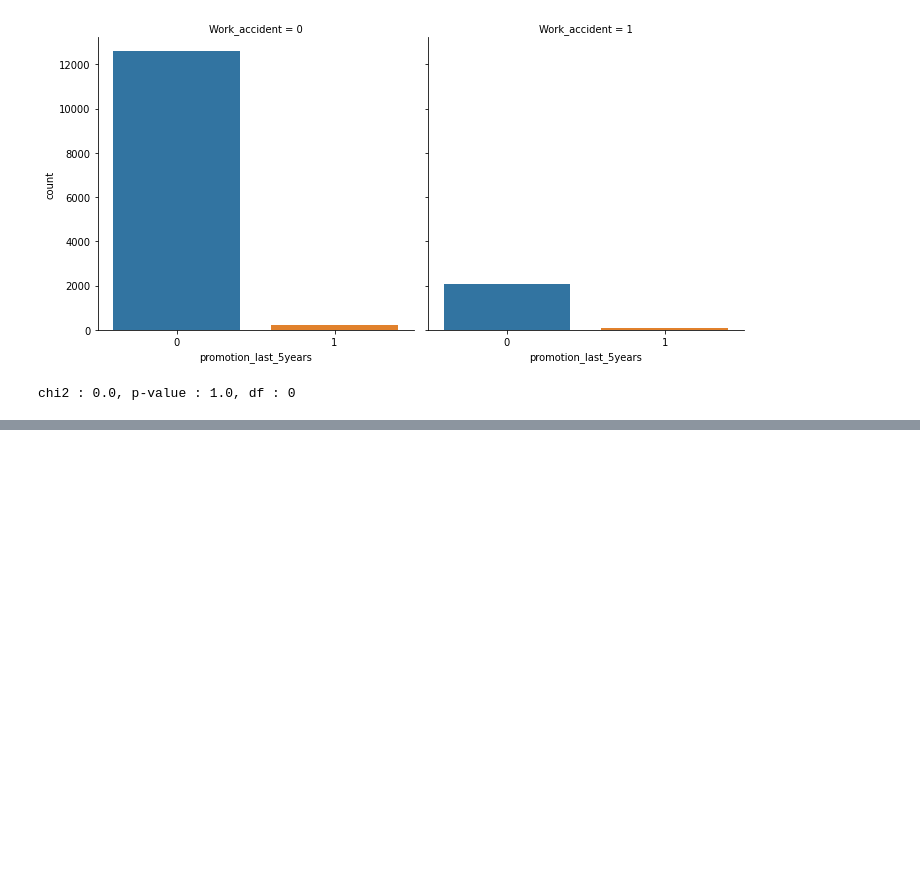
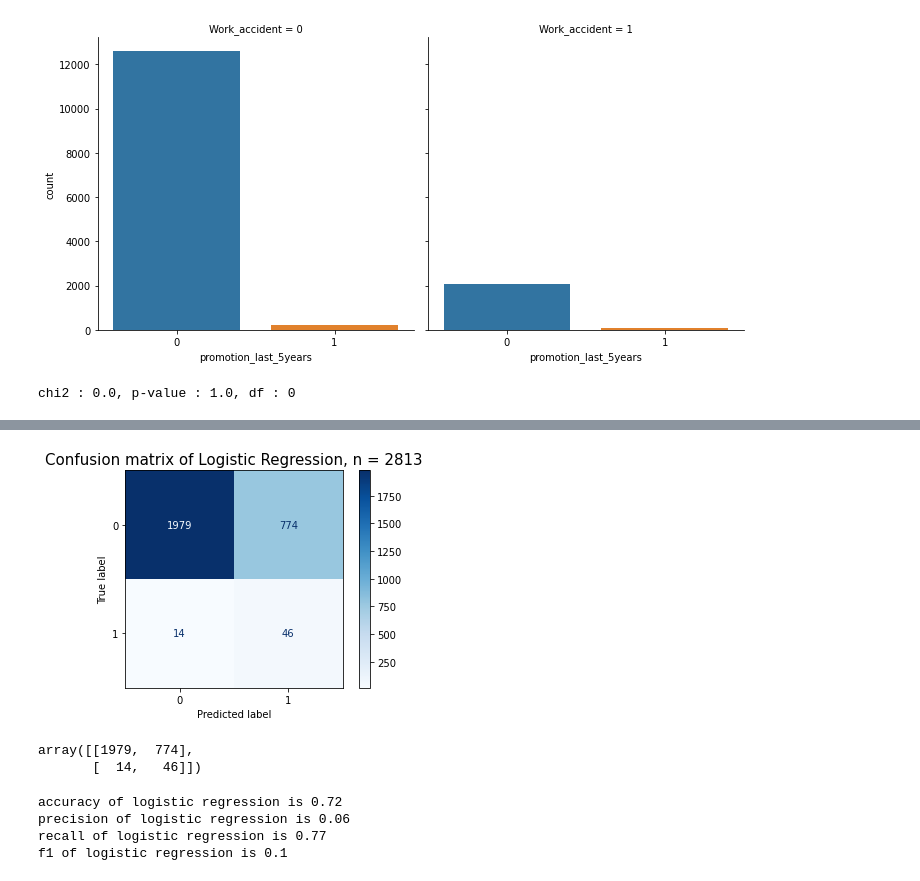
Before and after one commit to haylee94/Section-2_Project-, a Jupyter notebook: section2_project.ipynb, the cells around one changed output, grey strips where cells are left out. Drawn from its saved outputs; the diff is of its cells as text; code cells hidden in the pictures; blank space fills up the shorter version.

```diff
--- a/section2_project.ipynb
+++ b/section2_project.ipynb
@@ -121,9 +121,6 @@ array(['sales', 'accounting', 'hr', 'technical', 'support', 'management',
 df['salary'].unique() # 퇴직관여?
 # %% [output]
 array(['low', 'medium', 'high'], dtype=object)
-# %%
-df['Work_accident'] = df['Work_accident'].astype(str)
-df['promotion_last_5years'] = df['promotion_last_5years'].astype(str)
 # %%
 df.shape
 # %% [output]
@@ -560,0 +600,10 @@ chi2 : 0.0, p-value : 1.0, df : 0
+# %%
+# scaling -> 로지스틱 회귀모델은 디폴트로 l2 penalty가 적용되는 정규화 모델입니다. 따라서 모델을 만들기 전 표준화 작업이 필요
+# 문자형 변수를 수치형 변수로 변환 -> One-Hot Encoding
+from sklearn.preprocessing import StandardScaler
+numeric_feats = X_train.dtypes[X_train.dtypes != "object"].index
+
+scaler = StandardScaler()
+X_train[numeric_feats] = scaler.fit_transform(X_train[numeric_feats])
+X_val[numeric_feats] = scaler.transform(X_val[numeric_feats])
+X_test[numeric_feats] = scaler.transform(X_test[numeric_feats])
@@ -560,0 +630,18 @@ chi2 : 0.0, p-value : 1.0, df : 0
+# %%
+# One-Hot encoding
+from category_encoders import OneHotEncoder
+
+ohe = OneHotEncoder()
+
+X_train_ohe = ohe.fit_transform(X_train)
+X_val_ohe = ohe.transform(X_val)
+X_test_ohe = ohe.transform(X_test)
+# %%
+from sklearn.datasets import make_classification
+from sklearn.linear_model import LinearRegression, LogisticRegression
+
+logistic = LogisticRegression(class_weight='balanced')
+logistic.fit(X_train_ohe, y_train)
+y_val_pred = logistic.predict(X_val_ohe)
+print('logistic train accuracy', logistic.score(X_train_ohe, y_train).round(2))
+print("logistic validation accuracy: ", accuracy_score(y_val, y_val_pred).round(2))
@@ -560,0 +699,12 @@ chi2 : 0.0, p-value : 1.0, df : 0
+# %%
+from sklearn.metrics import plot_confusion_matrix
+import matplotlib.pyplot as plt
+
+fig, ax = plt.subplots()
+pcm = plot_confusion_matrix(logistic, X_val_ohe, y_val,
+                            cmap=plt.cm.Blues,
+                            ax=ax)
+plt.title(f'Confusion matrix of Logistic Regression, n = {len(y_val)}', fontsize=15)
+plt.show()
+# %% [output]
+[figure, added]
@@ -560,0 +713,27 @@ chi2 : 0.0, p-value : 1.0, df : 0
+# %%
+cm = pcm.confusion_matrix
+cm
+# %% [output]
+array([[1979,  774],
+       [  14,   46]])
+# %%
+# rows = True label, cols = PredictedLabel
+TP = cm[1][1]
+FP = cm[0][1]
+FN = cm[1][0]
+TN = cm[0][0]
+
+accuracy = (TP + TN) / cm.sum()
+precision = TP / (TP + FP)
+recall = TP / (TP + FN)
+f1 = 2*precision*recall/(precision+recall)
+
+print(f'accuracy of logistic regression is {accuracy.round(2)}')
+print(f'precision of logistic regression is {precision.round(2)}')
+print(f'recall of logistic regression is {recall.round(2)}')
+print(f'f1 of logistic regression is {f1.round(2)}')
+# %% [output]
+accuracy of logistic regression is 0.72
+precision of logistic regression is 0.06
+recall of logistic regression is 0.77
+f1 of logistic regression is 0.1
```
Also changed, not shown: parts of 34 cells of this notebook.
